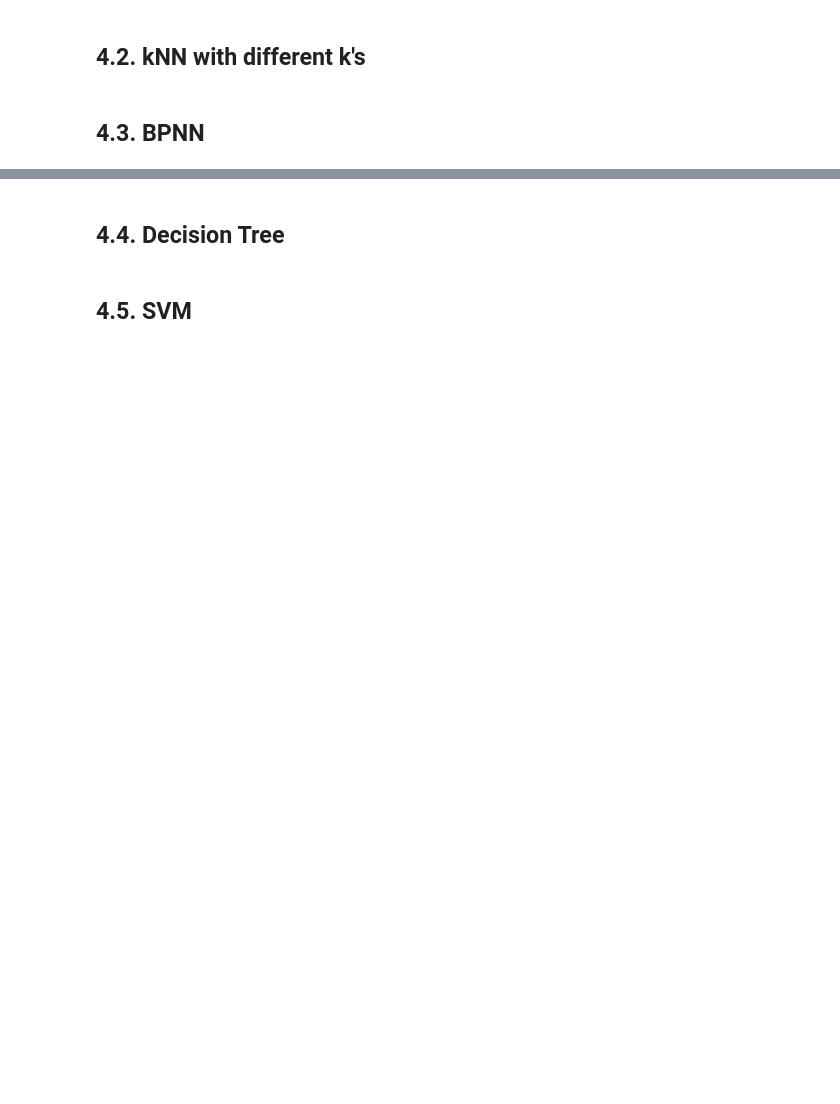
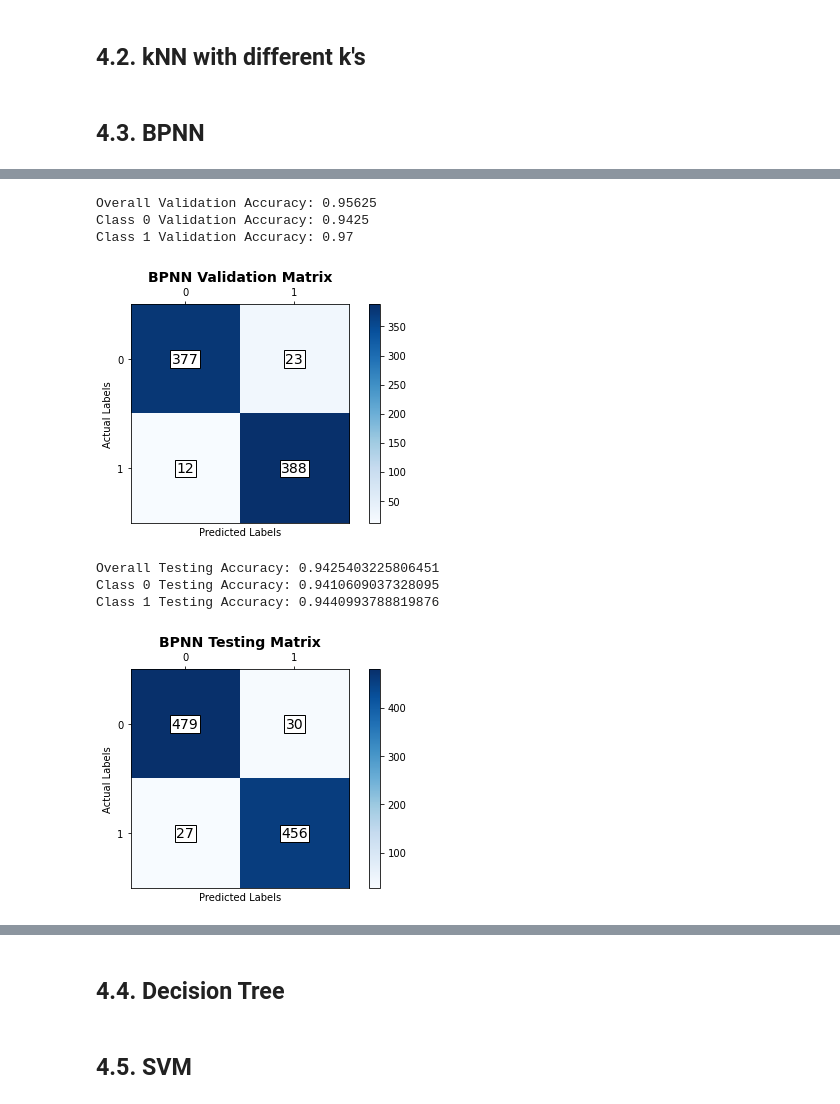
Before and after one commit to andreicozma1/CS522-TeamProject, a Jupyter notebook: main.ipynb, the cells around one changed output, grey strips where cells are left out. Drawn from its saved outputs; the diff is of its cells as text; code cells hidden in the pictures; blank space fills up the shorter version.

```diff
--- a/main.ipynb
+++ b/main.ipynb
@@ -658,0 +630,77 @@ GPU: NVidia RTX3070
+# %%
+from bpnn_cuda import *
+from model import Model
+import cupy as cp
+
+
+def plot_vt_bar(tnn_acc, tnn_acc0, tnn_acc1, vnn_acc, vnn_acc0, vnn_acc1):
+    # Plot a barchart comparing the validation vs testing accuracies overall, for class 0, and for class 1 side by side
+
+    # set the y axis major ticks to .1 and minor ticks to .01
+    major_ticks = np.arange(0, 1.1, 0.1)
+
+    fig = plt.figure(figsize=(14, 10))
+
+    plt.title(f"Validation vs. Testing Accuracy")
+    plt.xlabel("Accuracy")
+
+    width = 0.25
+    plt.barh(0 + width/2, tnn_acc, width, label='Testing', color='green')
+    plt.barh(0 - width/2, vnn_acc, width, label='Validation', color='blue')
+
+    plt.barh(1 + width/2, tnn_acc0, width, color='green')
+    plt.barh(1 - width/2, vnn_acc0, width, color='blue')
+
+    plt.barh(2 + width/2, tnn_acc1, width, color='green')
+    plt.barh(2 - width/2, vnn_acc1, width, color='blue')
+
+    plt.yticks(np.arange(0, 3, 1), ['Overall', 'Class 0', 'Class 1'])
+    plt.xticks(major_ticks)
+    plt.grid()
+    plt.legend()
+    plt.show()
+    fig.savefig(f'img/bpnn_validation_vs_testing', dpi=100)
+
+def evaluate(data, name):
+
+   # Load the best model from file
+    best_model = Model.load('bpnn.pkl')
+
+    y_test = []
+    nn_y = []
+    for x, y in data:
+        decision = np.argmax(best_model.model.feedforward(x))
+        y_test.append(y.item())
+        nn_y.append(decision.item())
+
+    y_test = np.array(y_test)
+    nn_y = np.array(nn_y)
+
+    acc_i, acc_overall = accuracy_score(y_test, nn_y)
+    print(f'Overall {name} Accuracy: {acc_overall}')
+    print(f'Class 0 {name} Accuracy: {acc_i[0]}')
+    print(f'Class 1 {name} Accuracy: {acc_i[1]}')
+
+    cm = get_confusion_matrix(y_test, nn_y, np.unique(y_test))
+
+    plot_confusion_matrix(cm, np.unique(
+        y_test), f'BPNN {name} Matrix')
+
+    return acc_overall, acc_i[0], acc_i[1]
+
+
+training_data, validation_data, testing_data, ndimen = BPNN.get_data()
+
+vnn_acc, vnn_acc0, vnn_acc1 = evaluate(validation_data, "Validation")
+tnn_acc, tnn_acc0, tnn_acc1 = evaluate(testing_data, "Testing")
+
+plot_vt_bar(tnn_acc, tnn_acc0, tnn_acc1, vnn_acc, vnn_acc0, vnn_acc1)
+# %% [output]
+Overall Validation Accuracy: 0.95625
+Class 0 Validation Accuracy: 0.9425
+Class 1 Validation Accuracy: 0.97
+[figure, added]
+Overall Testing Accuracy: 0.9425403225806451
+Class 0 Testing Accuracy: 0.9410609037328095
+Class 1 Testing Accuracy: 0.9440993788819876
+[figure, added]
```
Also changed, not shown: parts of 8 cells of this notebook, 22 other files.
